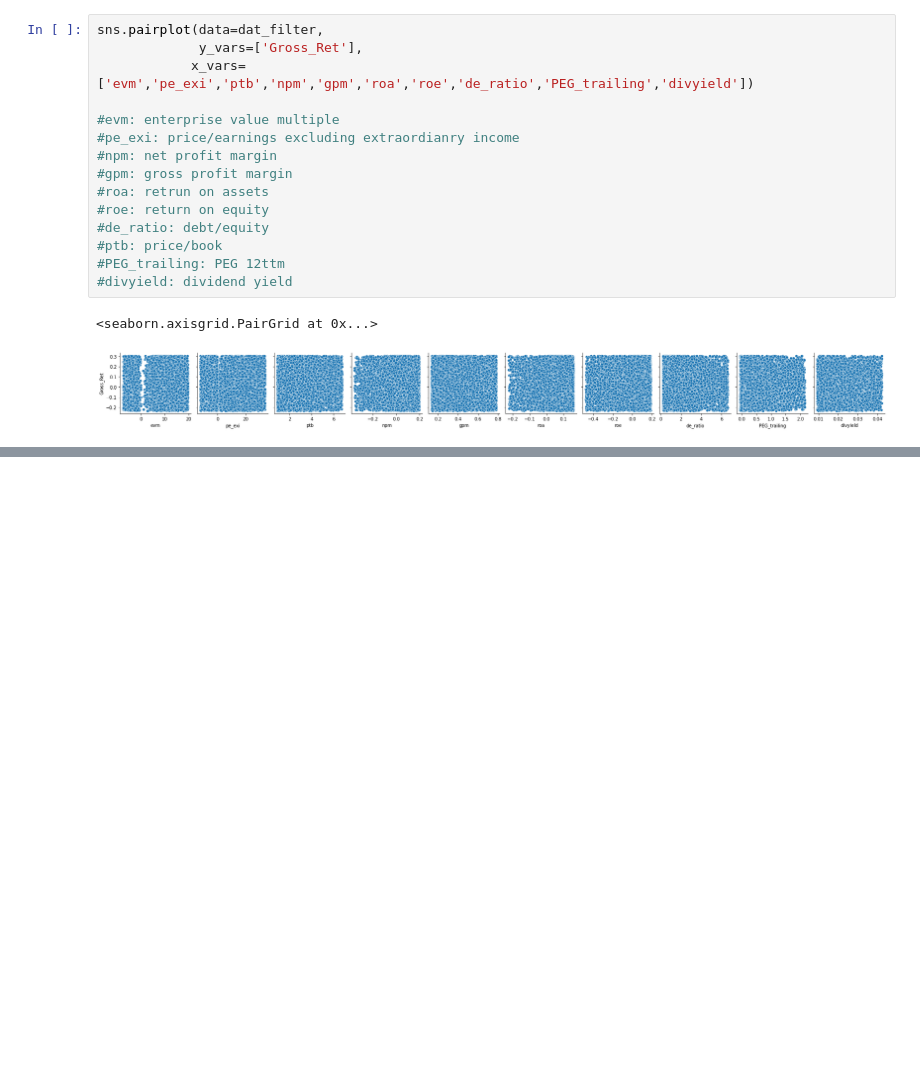
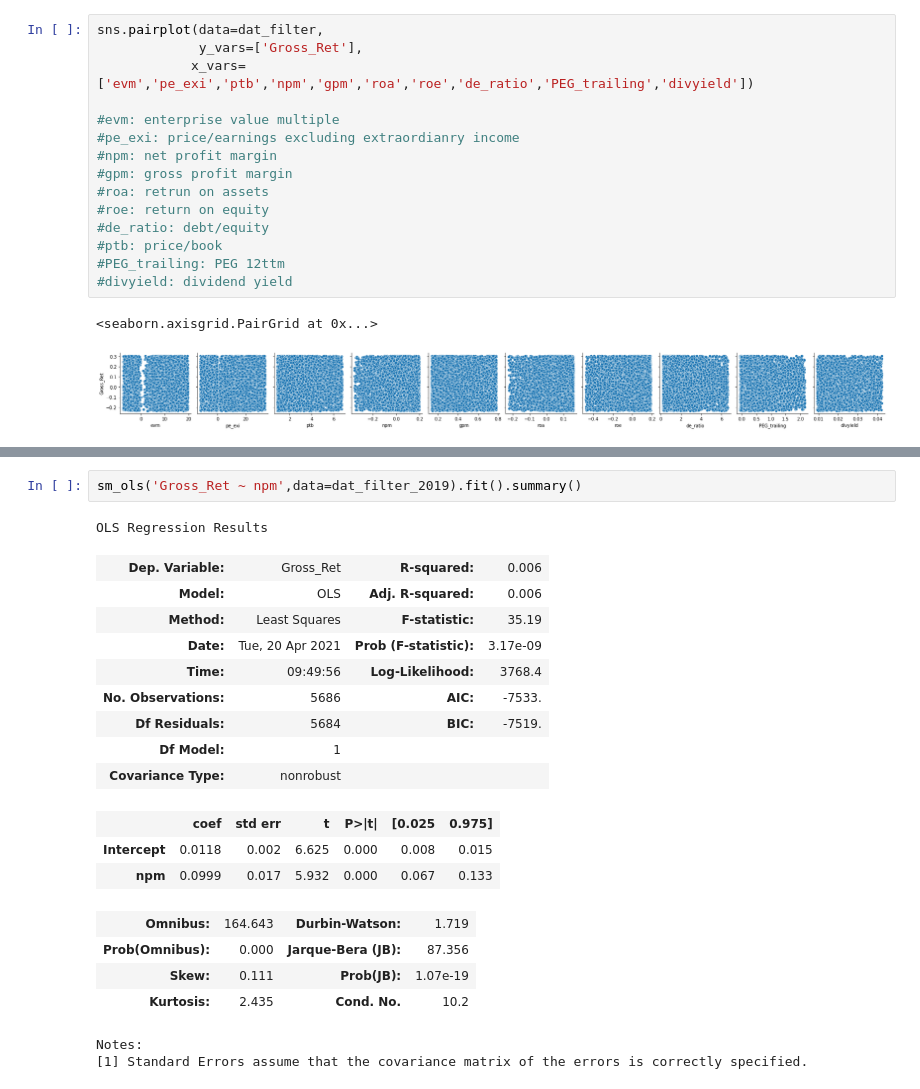
Before and after one commit to jordanweintraub914/GBUS-424-Project-, a Jupyter notebook: cleaned.ipynb, the cells around one changed output, grey strips where cells are left out. Cells and saved outputs as stored; diff of their text form; blank space fills up the shorter version.

```diff
--- a/cleaned.ipynb
+++ b/cleaned.ipynb
@@ -652,6 +685,28 @@ Notes:
 [1] Standard Errors assume that the covariance matrix of the errors is correctly specified.
 [2] The condition number is large, 3e+03. This might indicate that there are
 strong multicollinearity or other numerical problems.
+# %%
+sm_ols('Gross_Ret ~ npm',data=dat_filter_2019).fit().summary()
+# %% [output]
+OLS Regression Results
+| Dep. Variable: | Gross_Ret | R-squared: | 0.006 |
+| Model: | OLS | Adj. R-squared: | 0.006 |
+| Method: | Least Squares | F-statistic: | 35.19 |
+| Date: | Tue, 20 Apr 2021 | Prob (F-statistic): | 3.17e-09 |
+| Time: | 09:49:56 | Log-Likelihood: | 3768.4 |
+| No. Observations: | 5686 | AIC: | -7533. |
+| Df Residuals: | 5684 | BIC: | -7519. |
+| Df Model: | 1 |  |  |
+| Covariance Type: | nonrobust |  |  |
+|  | coef | std err | t | P>|t| | [0.025 | 0.975] |
+| Intercept | 0.0118 | 0.002 | 6.625 | 0.000 | 0.008 | 0.015 |
+| npm | 0.0999 | 0.017 | 5.932 | 0.000 | 0.067 | 0.133 |
+| Omnibus: | 164.643 | Durbin-Watson: | 1.719 |
+| Prob(Omnibus): | 0.000 | Jarque-Bera (JB): | 87.356 |
+| Skew: | 0.111 | Prob(JB): | 1.07e-19 |
+| Kurtosis: | 2.435 | Cond. No. | 10.2 |
+Notes:
+[1] Standard Errors assume that the covariance matrix of the errors is correctly specified.
 # %%
 dat_filter_2020 = dat_filter[dat_filter['fyearq'] == 2020.0]
 sm_ols('Gross_Ret ~ evm + pe_exi + npm + gpm + roa + roe + de_ratio + ptb + PEG_trailing + divyield',data=dat_filter_2020).fit().summary()
```
Also changed, not shown: parts of 14 cells of this notebook.
